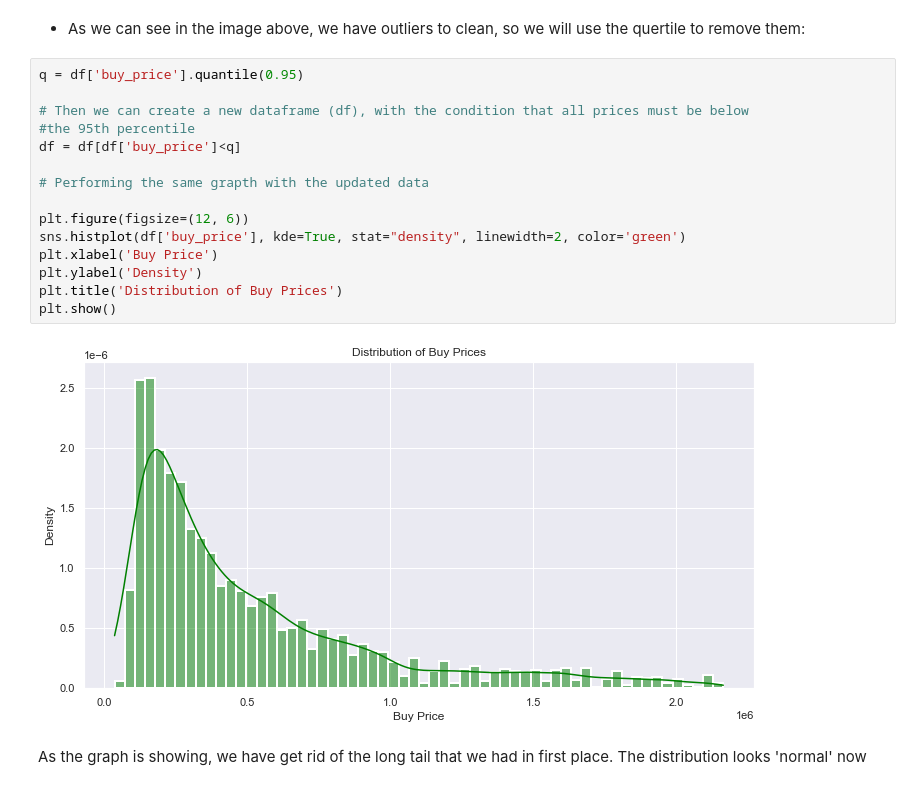
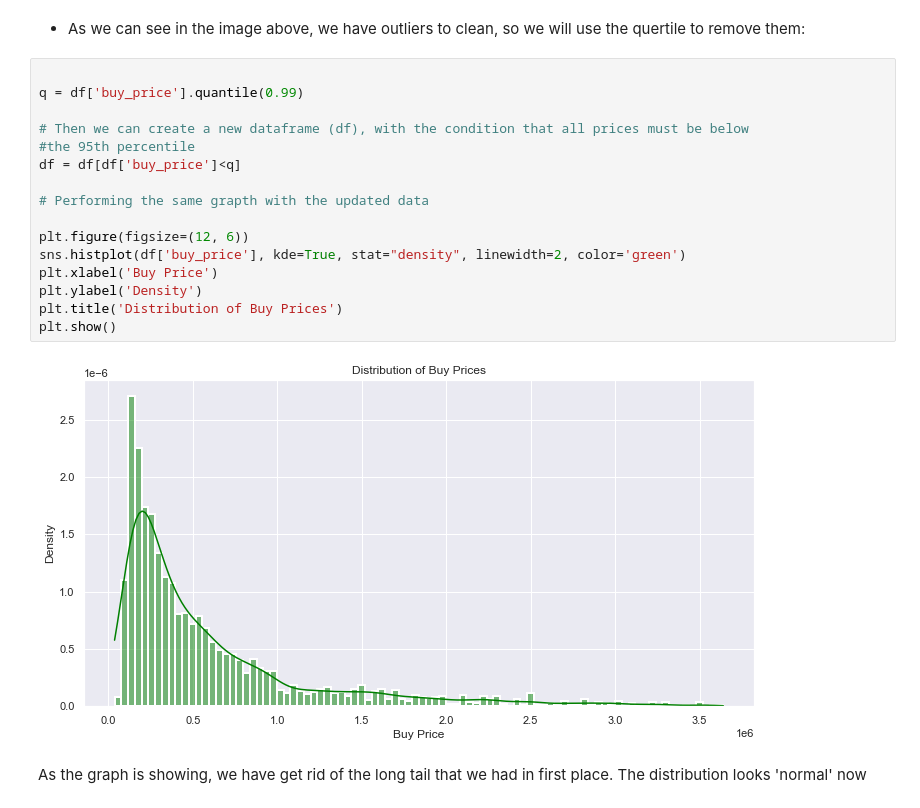
Before and after one commit to David231723/Apartment_Valuator, a Jupyter notebook: Code/buy_prediction_model.ipynb, the cells around one changed output. Drawn from its saved outputs; the diff is of its cells as text.

```diff
--- a/Code/buy_prediction_model.ipynb
+++ b/Code/buy_prediction_model.ipynb
@@ -139,22 +139,23 @@ plt.show()
 # %% [markdown]
 - As we can see in the image above, we have outliers to clean, so we will use the quertile to remove them:
 # %%
-q = df['buy_price'].quantile(0.95)
+
+q = df['buy_price'].quantile(0.99)
 
 # Then we can create a new dataframe (df), with the condition that all prices must be below
 #the 95th percentile
 df = df[df['buy_price']<q]
 
 # Performing the same grapth with the updated data
 
 plt.figure(figsize=(12, 6))
 sns.histplot(df['buy_price'], kde=True, stat="density", linewidth=2, color='green')
 plt.xlabel('Buy Price')
 plt.ylabel('Density')
 plt.title('Distribution of Buy Prices')
 plt.show()
 # %% [output]
-[figure, old version]
+[figure, new version]
 # %% [markdown]
 As the graph is showing, we have get rid of the long tail that we had in first place. The distribution looks 'normal' now
 # %% [markdown]
```
Also changed, not shown: parts of 9 cells of this notebook, 8 other files.
